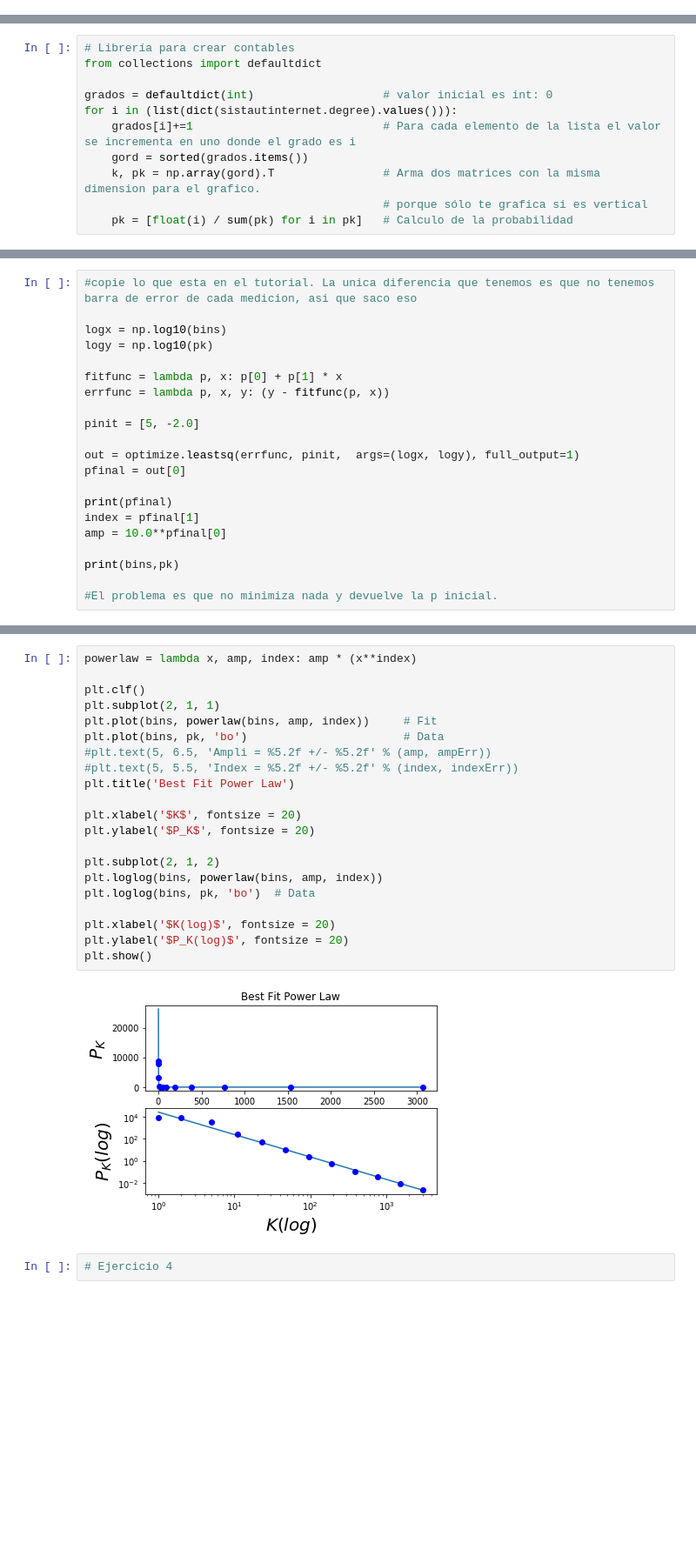
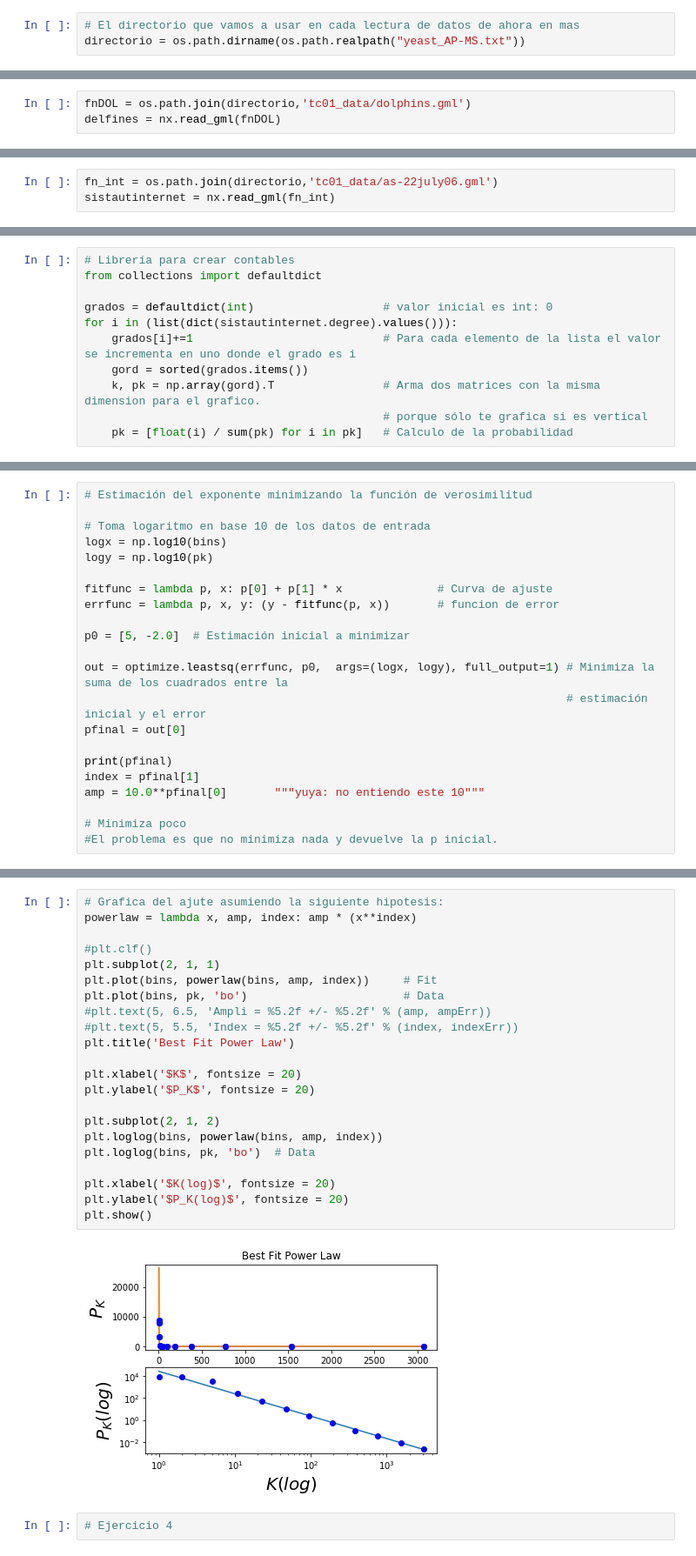
Before and after one commit to alangivre/TP1, a Jupyter notebook: TP1v1.ipynb, the cells around one changed output, grey strips where cells are left out. Shown: that part at 87% size. Drawn from its saved outputs; the diff is of its cells as text; blank space fills up the shorter version.

```diff
--- a/TP1v1.ipynb
+++ b/TP1v1.ipynb
@@ -18,0 +15,3 @@ datosy2h=ldata('tc01_data/yeast_Y2H.txt')
+# %%
+# El directorio que vamos a usar en cada lectura de datos de ahora en mas
+directorio = os.path.dirname(os.path.realpath("yeast_AP-MS.txt"))
@@ -99,3 +110,6 @@ delfines = nx.read_gml('/home/alang/Desktop/TP1/TP1/tc01_data/dolphins.gml')
+# %%
+fnDOL = os.path.join(directorio,'tc01_data/dolphins.gml')
+delfines = nx.read_gml(fnDOL)
 # %%
 nx.draw(delfines)#, with_labels=True)
 plt.show()
@@ -197,3 +208,6 @@ sistautinternet = nx.read_gml('/home/yuya/Doctorado/RedesComplejas/TP1/tc01_data
+# %%
+fn_int = os.path.join(directorio,'tc01_data/as-22july06.gml')
+sistautinternet = nx.read_gml(fn_int)
 # %%
 #nx.draw(sistautinternet)#, with_labels=True)
 #plt.show()
@@ -311,25 +334,26 @@ que la distribución sigue casi perfectamente una recta con exponente(pendiente)
 # %% [output]
 '\nUna red se considera libre de escala si su distribuci\xc3\xb3n de grados sigue una ley de potencias de exponente negativo.\nEn las gr\xc3\xa1ficas de bineado linel ya es posible apreciar el comport ...
 # %%
-#copie lo que esta en el tutorial. La unica diferencia que tenemos es que no tenemos barra de error de cada medicion, asi que saco eso
+# Estimación del exponente minimizando la función de verosimilitud
 
+# Toma logaritmo en base 10 de los datos de entrada
 logx = np.log10(bins)
 logy = np.log10(pk)
 
-fitfunc = lambda p, x: p[0] + p[1] * x
-errfunc = lambda p, x, y: (y - fitfunc(p, x))
+fitfunc = lambda p, x: p[0] + p[1] * x              # Curva de ajuste
+errfunc = lambda p, x, y: (y - fitfunc(p, x))       # funcion de error
 
-pinit = [5, -2.0]
+p0 = [5, -2.0]  # Estimación inicial a minimizar
 
-out = optimize.leastsq(errfunc, pinit,  args=(logx, logy), full_output=1)
+out = optimize.leastsq(errfunc, p0,  args=(logx, logy), full_output=1) # Minimiza la suma de los cuadrados entre la
+                                                                       # estimación inicial y el error
 pfinal = out[0]
 
 print(pfinal)
 index = pfinal[1]
-amp = 10.0**pfinal[0]
+amp = 10.0**pfinal[0]       """yuya: no entiendo este 10"""
 
-print(bins,pk)
-
+# Minimiza poco
 #El problema es que no minimiza nada y devuelve la p inicial.
 # %% [output]
 [ 4.42018009 -2.0273688 ]
@@ -337,25 +360,26 @@ print(bins,pk)
 # %%
+# Grafica del ajute asumiendo la siguiente hipotesis:
 powerlaw = lambda x, amp, index: amp * (x**index)
 
-plt.clf()
+#plt.clf()
 plt.subplot(2, 1, 1)
 plt.plot(bins, powerlaw(bins, amp, index))     # Fit
 plt.plot(bins, pk, 'bo')                       # Data
 #plt.text(5, 6.5, 'Ampli = %5.2f +/- %5.2f' % (amp, ampErr))
 #plt.text(5, 5.5, 'Index = %5.2f +/- %5.2f' % (index, indexErr))
 plt.title('Best Fit Power Law')
 
 plt.xlabel('$K$', fontsize = 20)
 plt.ylabel('$P_K$', fontsize = 20)
 
 plt.subplot(2, 1, 2)
 plt.loglog(bins, powerlaw(bins, amp, index))
 plt.loglog(bins, pk, 'bo')  # Data
 
 plt.xlabel('$K(log)$', fontsize = 20)
 plt.ylabel('$P_K(log)$', fontsize = 20)
 plt.show()
 # %% [output]
-[figure, old version]
+[figure, new version]
 # %%
 # Ejercicio 4
```
Also changed, not shown: parts of 24 cells of this notebook.
